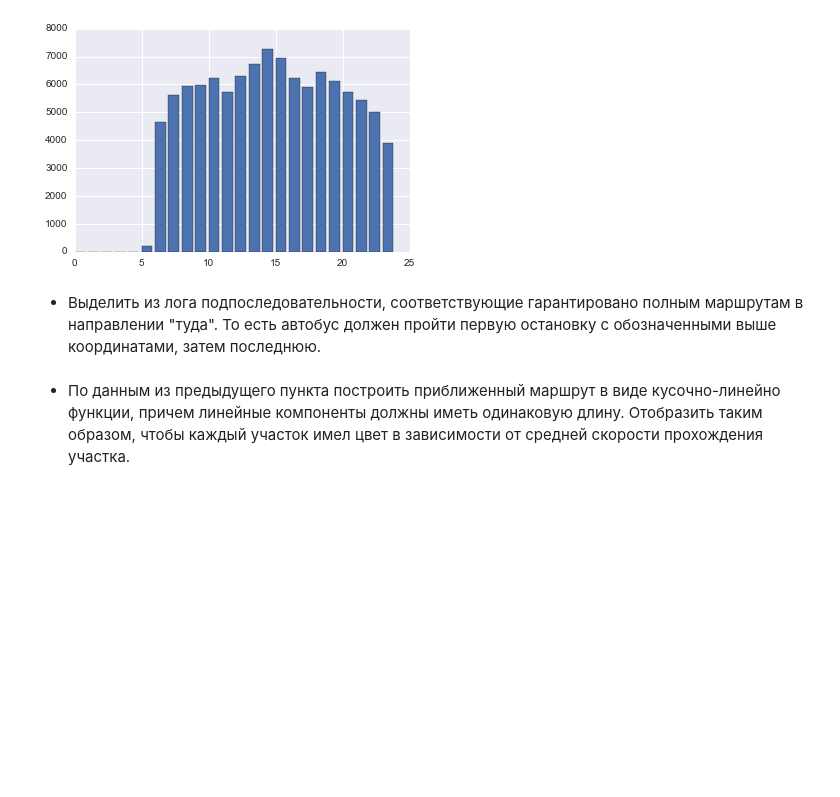
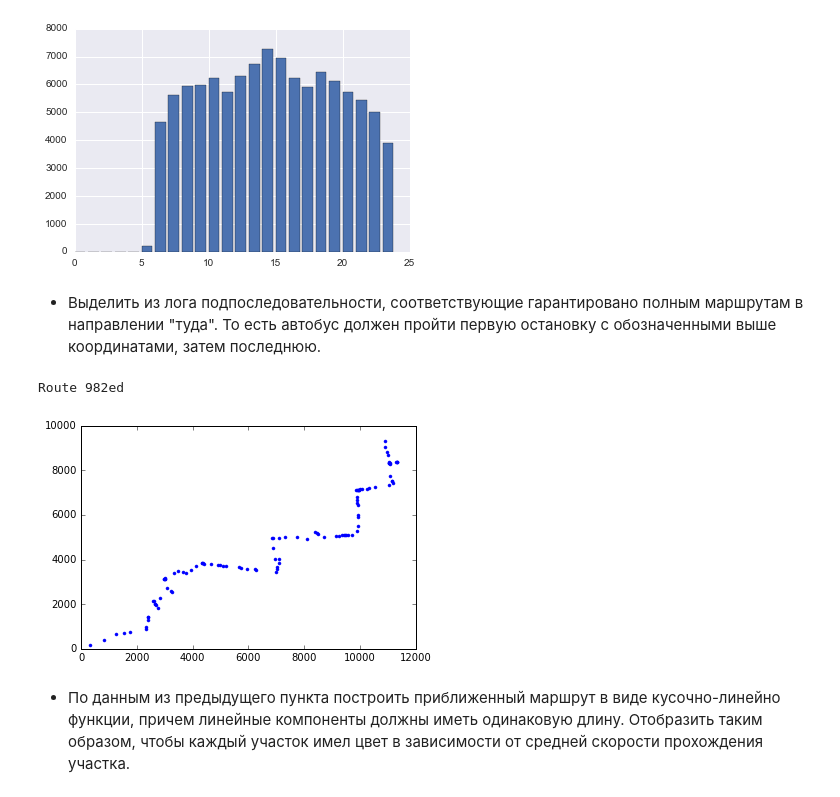
Before and after one commit to Zergex/clsf-homework, a Jupyter notebook: Ex3.ipynb, the cells around one changed output. Cells and saved outputs as stored; diff of their text form; code cells hidden in the pictures; blank space fills up the shorter version.

```diff
--- a/Ex3.ipynb
+++ b/Ex3.ipynb
@@ -79,5 +79,83 @@ plt.bar(hrs[0], hrs[1])
 [figure]
 # %% [markdown]
 - Выделить из лога подпоследовательности, соответствующие гарантировано полным маршрутам в направлении "туда". То есть автобус должен пройти первую остановку с обозначенными выше координатами, затем последнюю.
+# %%
+import zipfile
+import io
+import matplotlib.pyplot as plt
+import datetime
+import ipywidgets
+
+%matplotlib inline
+
+start = [11038.08464497, 8253.17542416]
+finish = [283.08479678, 163.45489494]
+
+with zipfile.ZipFile('../data/transport_log.zip', 'r') as zf:
+    with zf.open('transport_log.txt', 'r') as f:
+        fu = io.TextIOWrapper(f, 'utf-8')
+        time = []
+        x = []
+        y = []
+        buses = []
+        for line in fu:
+            time.append((datetime.datetime.fromtimestamp(float(line.split()[0]))).time())
+            x.append(float(line.split()[1]))
+            y.append(float(line.split()[2]))
+            buses.append(str(line.split()[3]))
+
+delta = 50  #с каким отклонением ищем начальные и конечные точки
+has_start = []
+has_finish = []
+
+for i in range(len(buses)):
+    if (abs(x[i]-start[0])<delta) and (abs(y[i]-start[1])<delta):
+        has_start.append(buses[i])
+    if (abs(x[i]-finish[0])<delta) and (abs(y[i]-finish[1])<delta):
+        has_finish.append(buses[i])
+
+
+set_start = set(has_start)
+set_finish = set(has_finish)
+
+has_all = set_start.intersection(has_finish)
+has_all = list(has_all) #маршруты, у которых имеются точки старта и финиша
+
+
+routes = []
+
+for a in range(len(has_all)):
+    check_start = False
+    check_finish = False
+    xs = []
+    ys = []
+    for i in range(len(buses)):
+        if has_all[a]==buses[i]:
+            if check_start==True and check_finish==True:
+            #if check_finish==True:
+                #print('Success')
+                routes.append([has_all[a], xs, ys])
+                break
+            if check_start==False:
+                if (abs(x[i]-start[0])<delta) and (abs(y[i]-start[1])<delta):
+                    check_start = True
+            if check_start==True and check_finish==False:
+                xs.append(x[i])
+                ys.append(y[i])
+                if (abs(x[i]-finish[0])<delta) and (abs(y[i]-finish[1])<delta):
+                    check_finish = True
+
+#нашли пути "туда", которые сначала проходят точку начала, затем точку финиша.
+
+def foo(a):
+    plt.plot(routes[a][1], routes[a][2], '.')
+    print('Route', routes[a][0])
+
+
+ipywidgets.interact(foo, a=ipywidgets.IntSlider(min=0,max=len(successful_routes)-1,step=1))
+plt.show()
+# %% [output]
+Route 982ed
+[figure, added]
 # %% [markdown]
 - По данным из предыдущего пункта построить приближенный маршрут в виде кусочно-линейно функции, причем линейные компоненты должны иметь одинаковую длину. Отобразить таким образом, чтобы каждый участок имел цвет в зависимости от средней скорости прохождения участка.
```
